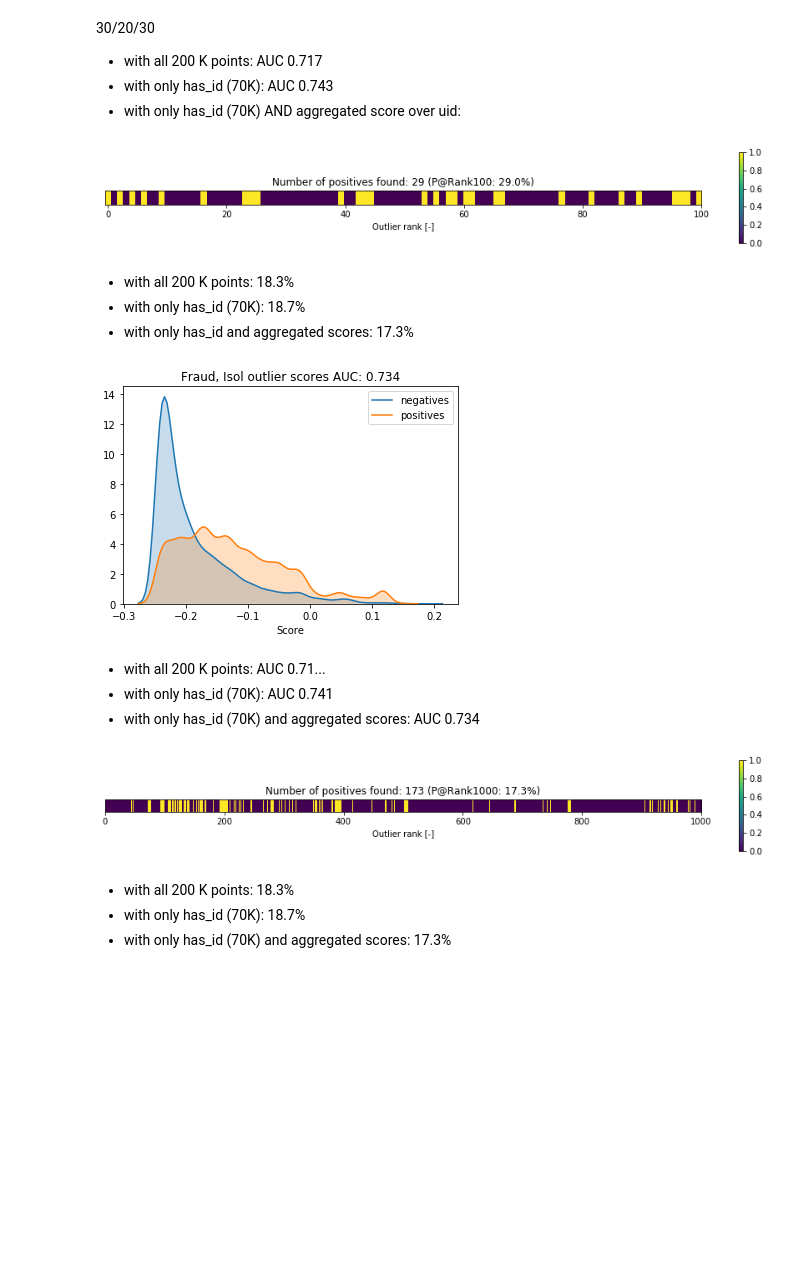
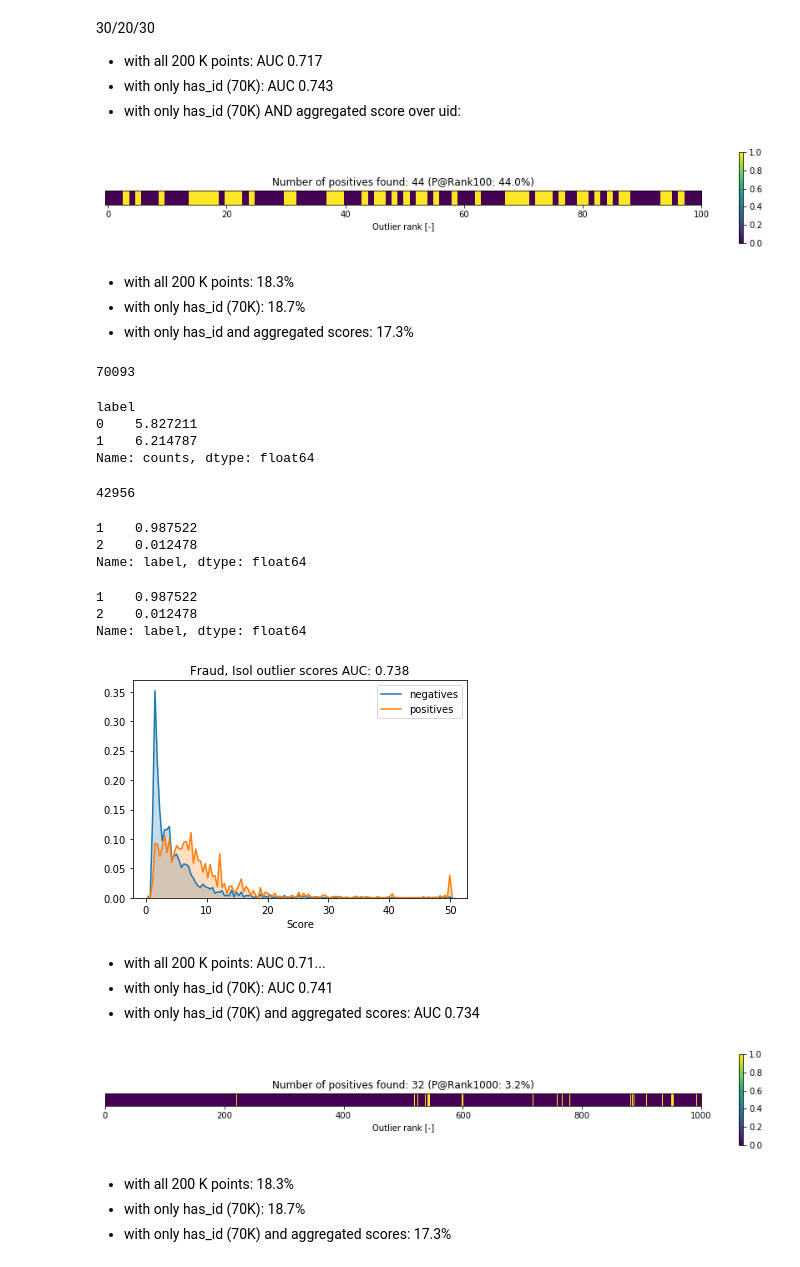
Before and after one commit to amld/workshop-unsupervised-fraud, a Jupyter notebook: notebooks/solutions_part3.ipynb, the cells around one changed output. Drawn from its saved outputs; the diff is of its cells as text; code cells hidden in the pictures; blank space fills up the shorter version.

```diff
--- a/notebooks/solutions_part3.ipynb
+++ b/notebooks/solutions_part3.ipynb
@@ -53,7 +54,7 @@ from outlierutils import plot_top_N, plot_outlier_scores, LabelSubmitter
 ## SETTINGS
 only_hasid = True
 # %%
-data_path = '../data/'
+data_path = '../bigdata/'
 x_fraud = pd.read_pickle(os.path.join(data_path, 'x_fraud.pkl'))
 y_fraud = pd.read_pickle(os.path.join(data_path, 'y_fraud.pkl'))
 print('Shape of the X-data: {}'.format(x_fraud.shape))
@@ -257,7 +273,7 @@ min          0.292000
 max       1550.000000
 Name: TransactionAmt, dtype: float64
 # %%
-log_trans_amount = np.log10(1 + x_fraud.loc[:, [column_groups['trans'][2]]])
+log_trans_amount = np.log10(1 + x_fraud.loc[:, ['TransactionAmt']])
 # %%
 x_fraud_processed = np.concatenate([card_cols[card_colnames_dummies].values,
                                   dist_cols.values,
@@ -338,7 +354,7 @@ AutoEncoder(batch_size=16, contamination=0.1, dropout_rate=0.2, epochs=8,
 y_train_scores = clf.decision_scores_  # raw outlier scores
 y_train_scores = np.clip(y_train_scores, 0, 50) # for visual purposes
 # %%
-aggregate_over_uid = True
+aggregate_over_uid = False
 y_train_df = pd.DataFrame(columns=['score', 'uid', 'agg_score'])
 y_train_df['score'] = y_train_scores
 
@@ -365,7 +381,7 @@ len(y_train_scores)
 # %%
 res = plot_top_N(y_fraud.values, y_train_scores.values, N=100)
 # %% [output]
-[figure, old version]
+[figure, new version]
 # %% [markdown]
 - with all 200 K points: 18.3%
 - with only has_id (70K): 18.7%
@@ -377,27 +393,75 @@ kdd_isof_scores = - ifo.decision_function(x_fraud_processed)
 # %%
 aggregate_over_uid = True
 y_train_df = pd.DataFrame(columns=['score', 'uid', 'agg_score'])
-y_train_df['score'] = kdd_isof_scores
+y_train_df['score'] = y_train_scores
+y_train_df['label'] = y_fraud.values
 
 if aggregate_over_uid:
     x_fraud['D1n'] = np.floor(x_fraud.TransactionDT / (24*60*60)) - x_fraud.D1
-    x_fraud['uid'] = x_fraud.card1.astype(str)+'_'+x_fraud.addr1.astype(str)+'_'+x_fraud.D1n.astype(str)
+    x_fraud['uid'] = (x_fraud.card1.astype(str) + '_' +
+                      x_fraud.addr1.astype(str) +'_' +
+                      x_fraud.D1n.astype(str) )
+    x_fraud['uid2'] = (x_fraud['uid'] +
+                      x_fraud.card2.astype(str) + '_' +
+                      x_fraud.card3.astype(str) + '_' +
+                      x_fraud.card4.astype(str) + '_' +
+                      x_fraud.card5.astype(str) + '_' +
+                      x_fraud.card6.astype(str) + '_' +
+                      x_fraud.addr1.astype(str) + '_' +
+                      x_fraud.D15.astype(str) )
+
+
     y_train_df['uid'] = x_fraud.reset_index()['uid']
-    y_train_df['agg_score'] = y_train_df.groupby('uid')['score'].transform('max')
+    y_train_df['uid2'] = x_fraud.reset_index()['uid2']
+
+    y_train_df['agg_score_max'] = y_train_df.groupby('uid2')['score'].transform('max')
+    y_train_df['agg_score_last'] = y_train_df.groupby('uid2')['score'].transform('last')
+    y_train_df['agg_score_min'] = y_train_df.groupby('uid2')['score'].transform('min')
+    y_train_df['agg_score_first'] = y_train_df.groupby('uid2')['score'].transform('first')
+    y_train_df['agg_score_mean'] = y_train_df.groupby('uid2')['score'].transform('mean')
+    y_train_df['counts'] = y_train_df.groupby('uid2')['score'].transform('count')
+
 kdd_isof_scores = y_train_df['agg_score']
+# %%
+len(y_train_df)
+# %% [output]
+70093
+# %%
+y_train_df.groupby('label')['counts'].mean()
+# %% [output]
+label
+0    5.827211
+1    6.214787
+Name: counts, dtype: float64
+# %%
+y_train_df.uid2.nunique()
+# %% [output]
+42956
+# %%
+y_train_df.groupby('uid2')['label'].nunique().value_counts(normalize=True)
+# %% [output]
+1    0.987522
+2    0.012478
+Name: label, dtype: float64
+# %%
+y_train_df.groupby('uid2')['label'].nunique().value_counts(normalize=True)
+# %% [output]
+1    0.987522
+2    0.012478
+Name: label, dtype: float64
 # %%
-res = plot_outlier_scores(y_fraud.values, kdd_isof_scores.values,
-                          bw=0.01, title='Fraud, Isol outlier scores')
+res = plot_outlier_scores(y_fraud.values, y_train_df['agg_score_max'].values,
+                          bw=0.1, title='Fraud, Isol outlier scores')
 # %% [output]
-[figure, old version]
+[figure, new version]
 # %% [markdown]
 - with all 200 K points: AUC 0.71...
 - with only has_id (70K): AUC 0.741
 - with only has_id (70K) and aggregated scores: AUC 0.734
 # %%
-res = plot_top_N(y_fraud.values, kdd_isof_scores.values, N=1000)
+res = plot_top_N(y_fraud.values, -y_train_df['agg_score_min'].values, N=1000)
 # %% [output]
-[figure, old version]
+[figure, new version]
 # %% [markdown]
 - with all 200 K points: 18.3%
 - with only has_id (70K): 18.7%
```
Also changed, not shown: parts of 11 cells of this notebook, 11 other files.
